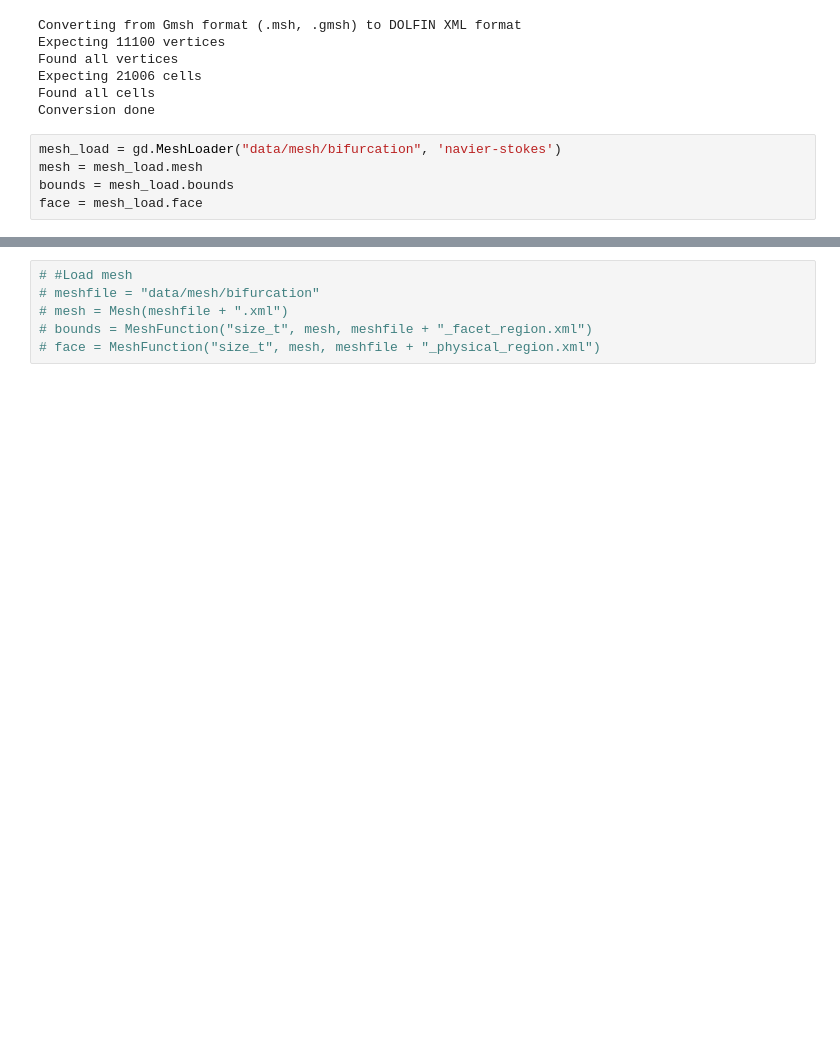
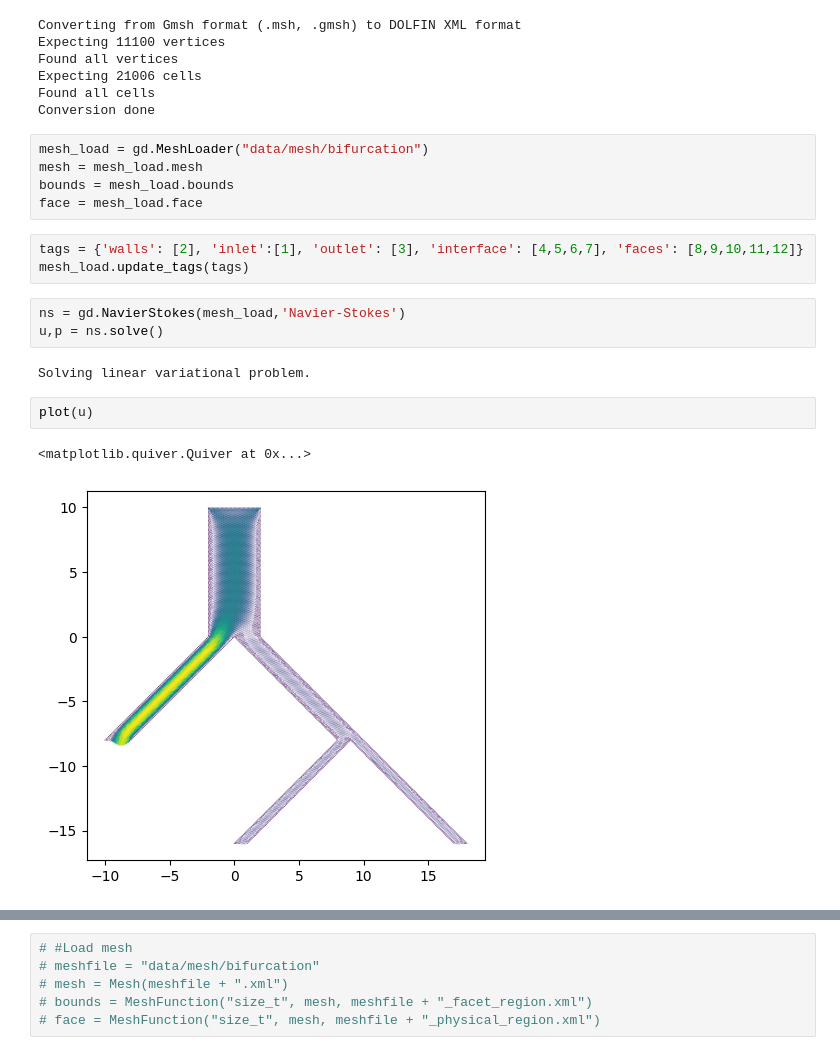
Before and after one commit to itsmebonny/pacsproj, a Jupyter notebook: bifurcation_ns.ipynb, the cells around one changed output, grey strips where cells are left out. Cells and saved outputs as stored; diff of their text form; blank space fills up the shorter version.

Commit message:
solver class

```diff
--- a/bifurcation_ns.ipynb
+++ b/bifurcation_ns.ipynb
@@ -16,7 +16,20 @@ Expecting 21006 cells
 Found all cells
 Conversion done
 # %%
-mesh_load = gd.MeshLoader("data/mesh/bifurcation", 'navier-stokes')
+mesh_load = gd.MeshLoader("data/mesh/bifurcation")
 mesh = mesh_load.mesh
 bounds = mesh_load.bounds
 face = mesh_load.face
+# %%
+tags = {'walls': [2], 'inlet':[1], 'outlet': [3], 'interface': [4,5,6,7], 'faces': [8,9,10,11,12]}
+mesh_load.update_tags(tags)
+# %%
+ns = gd.NavierStokes(mesh_load,'Navier-Stokes')
+u,p = ns.solve()
+# %% [output]
+Solving linear variational problem.
+# %%
+plot(u)
+# %% [output]
+<matplotlib.quiver.Quiver at 0x...>
+[figure, added]
```
Also changed, not shown: parts of 1 cell of this notebook, 2 other files.
